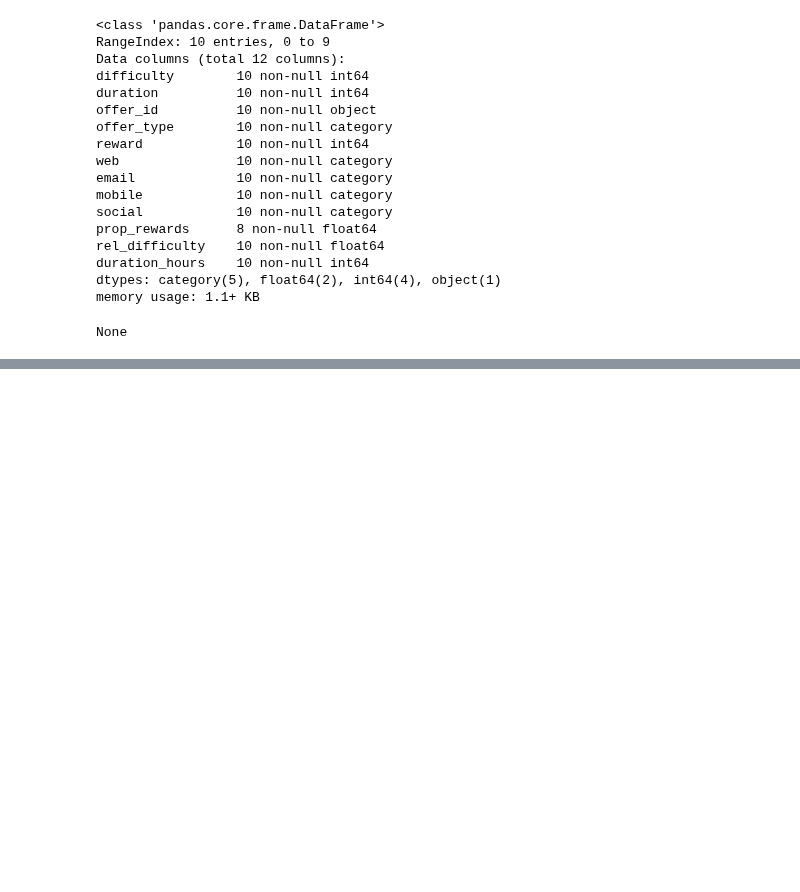
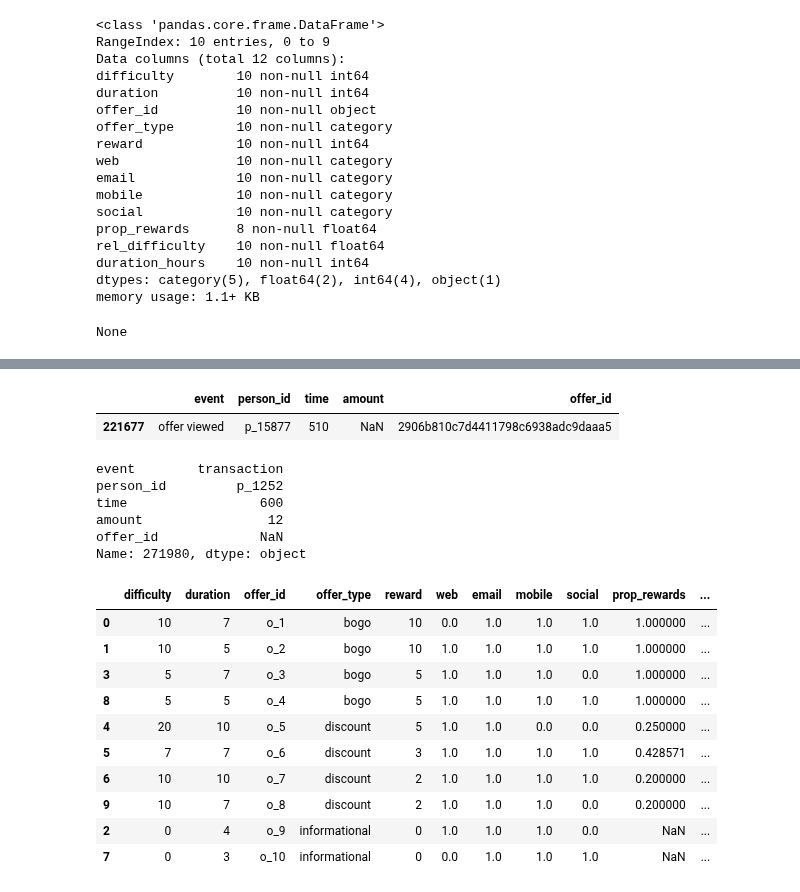
Before and after one commit to rbuerki/segmentation-challenge-starbucks, a Jupyter notebook: 1-data_prep.ipynb, the cells around one changed output, grey strips where cells are left out. Cells and saved outputs as stored; diff of their text form; code cells hidden in the pictures; blank space fills up the shorter version.

Commit message:
FEAT: complete cleaning, store clean data

```diff
--- a/1-data_prep.ipynb
+++ b/1-data_prep.ipynb
@@ -241,0 +299,19 @@ None
+# %%
+"""simplify ids"""
+
+def map_id(df, column, prefix=None):
+    """Map IDs in a DataFrame column to encoded ones, return list of encoded IDs
+    and a mapping dict that can be used to encode other dataframes."""
+
+    id_dict = dict()
+    count = 1
+    encoded_ids = []
+
+    for old_val in df[column]:
+        if old_val not in id_dict:
+            id_dict[old_val] = str(prefix) + str(count)
+            count+=1
+
+        encoded_ids.append(id_dict[old_val])
+
+    return encoded_ids, id_dict
@@ -241,0 +332,40 @@ None
+# %%
+# encode person ids in transcript
+transcript['person_id'] = transcript['person_id'].apply(lambda x: person_id_dict[x])
+
+# check results
+transcript.sample()
+# %% [output]
+|  | event | person_id | time | amount | offer_id |
+| 221677 | offer viewed | p_15877 | 510 | NaN | 2906b810c7d4411798c6938adc9daaa5 |
+# %%
+# additional safety check
+assert transcript.loc[271980, 'person_id'] == person_id_dict['98b81a8ffdd14bb986d80673491171a7']
+print(transcript.loc[271980, :])
+# %% [output]
+event        transaction
+person_id         p_1252
+time                 600
+amount                12
+offer_id             NaN
+Name: 271980, dtype: object
+# %%
+# encode offer ids
+portfolio = portfolio.sort_values('offer_type')
+encoded_offer_ids, offer_id_dict = map_id(portfolio, 'offer_id', prefix="o_")
+portfolio['offer_id'] = encoded_offer_ids
+
+# check results
+portfolio
+# %% [output]
+|  | difficulty | duration | offer_id | offer_type | reward | web | email | mobile | social | prop_rewards | ... |
+| 0 | 10 | 7 | o_1 | bogo | 10 | 0.0 | 1.0 | 1.0 | 1.0 | 1.000000 | ... |
+| 1 | 10 | 5 | o_2 | bogo | 10 | 1.0 | 1.0 | 1.0 | 1.0 | 1.000000 | ... |
+| 3 | 5 | 7 | o_3 | bogo | 5 | 1.0 | 1.0 | 1.0 | 0.0 | 1.000000 | ... |
+| 8 | 5 | 5 | o_4 | bogo | 5 | 1.0 | 1.0 | 1.0 | 1.0 | 1.000000 | ... |
+| 4 | 20 | 10 | o_5 | discount | 5 | 1.0 | 1.0 | 0.0 | 0.0 | 0.250000 | ... |
+| 5 | 7 | 7 | o_6 | discount | 3 | 1.0 | 1.0 | 1.0 | 1.0 | 0.428571 | ... |
+| 6 | 10 | 10 | o_7 | discount | 2 | 1.0 | 1.0 | 1.0 | 1.0 | 0.200000 | ... |
+| 9 | 10 | 7 | o_8 | discount | 2 | 1.0 | 1.0 | 1.0 | 0.0 | 0.200000 | ... |
+| 2 | 0 | 4 | o_9 | informational | 0 | 1.0 | 1.0 | 1.0 | 0.0 | NaN | ... |
+| 7 | 0 | 3 | o_10 | informational | 0 | 0.0 | 1.0 | 1.0 | 1.0 | NaN | ... |
```
Also changed, not shown: parts of 20 cells of this notebook, 3 other files.
